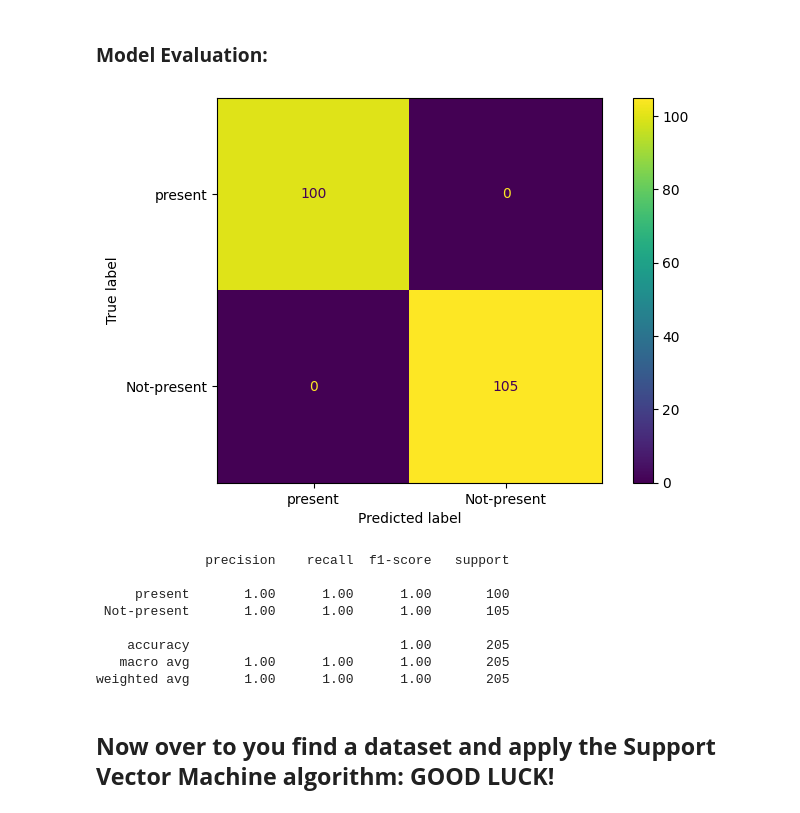
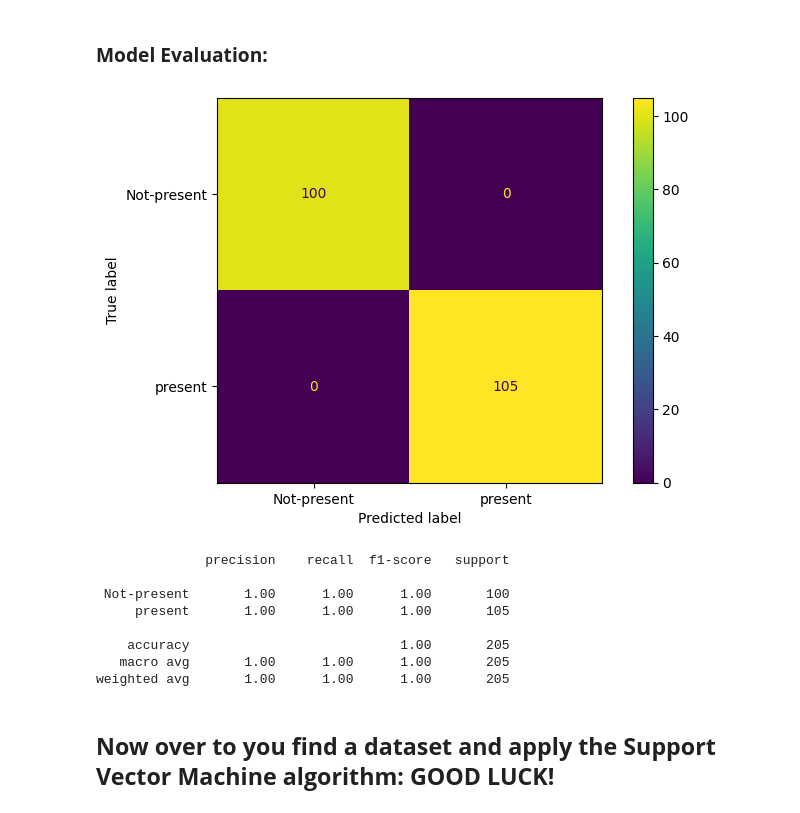
Before and after one commit to Kmohamedalie/Detectecting_Heart_Disease-SVM, a Jupyter notebook: Notebook/Heart_Disease_SVM.ipynb, the cells around one changed output. Drawn from its saved outputs; the diff is of its cells as text; code cells hidden in the pictures.

```diff
--- a/Notebook/Heart_Disease_SVM.ipynb
+++ b/Notebook/Heart_Disease_SVM.ipynb
@@ -145,25 +145,25 @@ y_pred_test = svc.predict(scaling.transform(x_test)) # predict test transform
 # %%
 # display the confusionMatrix
 sns.reset_orig() # to remove the seaborn visual
 
 fig, ax = plt.subplots(figsize=(8, 5))
 
 cmp = ConfusionMatrixDisplay(
     confusion_matrix(y_test, y_pred_test),
-    display_labels=['present', "Not-present"]
+    display_labels=["Not-present", 'present']
 )
 
 cmp.plot(ax=ax);
 # %% [output]
-[figure, old version]
+[figure, new version]
 # %%
 # print a summary classification_report
-print(classification_report(y_test, y_pred_test, target_names = ['present', "Not-present"]))
+print(classification_report(y_test, y_pred_test, target_names = ["Not-present", 'present']))
 # %% [output]
               precision    recall  f1-score   support
 
-     present       1.00      1.00      1.00       100
- Not-present       1.00      1.00      1.00       105
+ Not-present       1.00      1.00      1.00       100
+     present       1.00      1.00      1.00       105
 
     accuracy                           1.00       205
    macro avg       1.00      1.00      1.00       205
```
